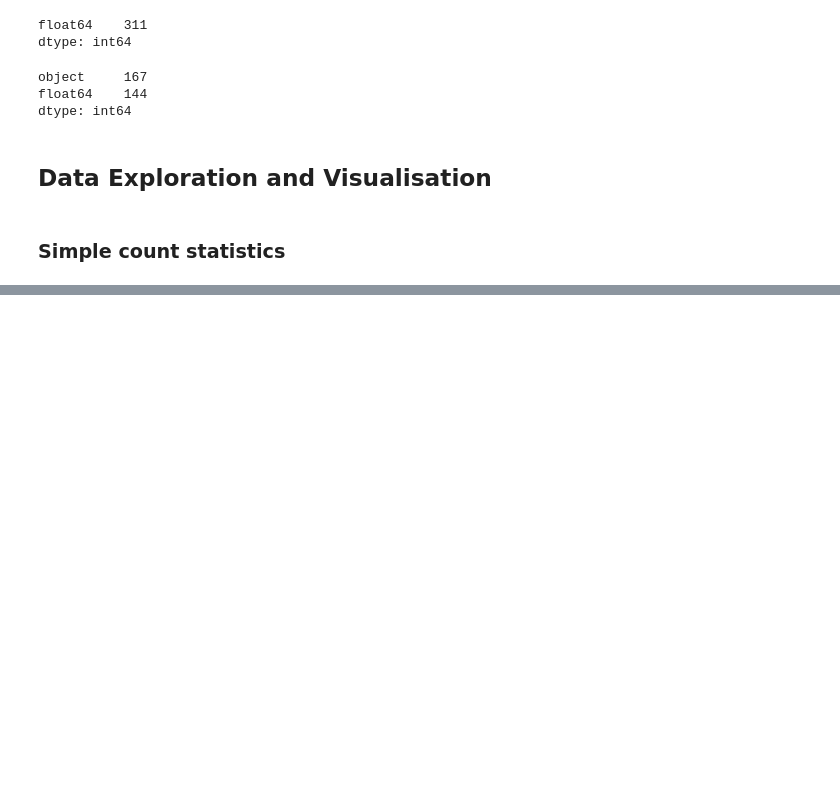
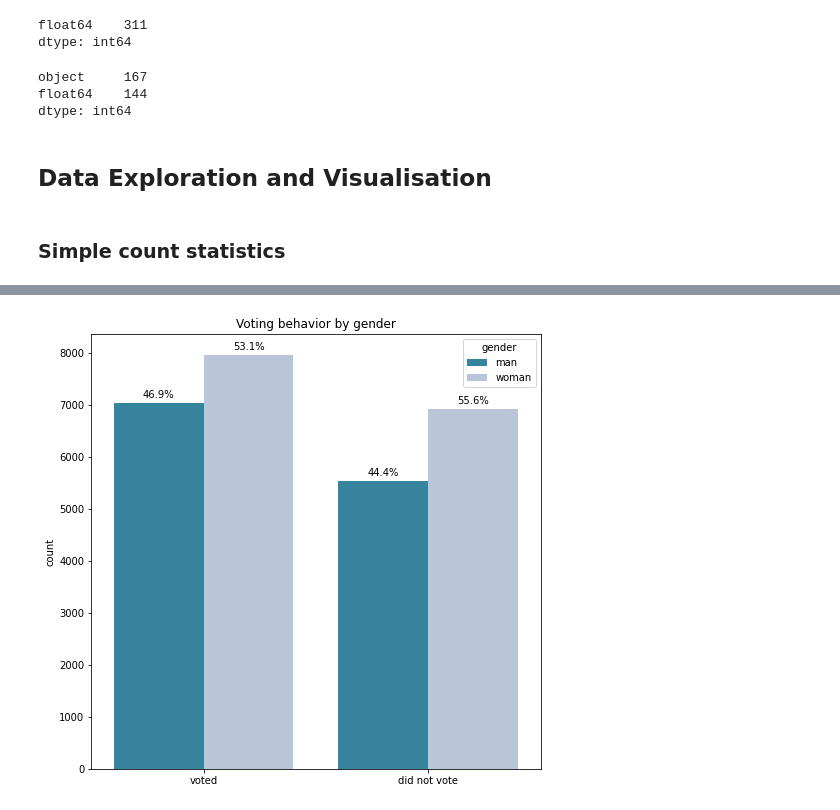
Before and after one commit to OskarKrafft/Machine-Learning-Project, a Jupyter notebook: 02_Data_Exploration_Visualisation.ipynb, the cells around one changed output, grey strips where cells are left out. Drawn from its saved outputs; the diff is of its cells as text; code cells hidden in the pictures; blank space fills up the shorter version.

```diff
--- a/02_Data_Exploration_Visualisation.ipynb
+++ b/02_Data_Exploration_Visualisation.ipynb
@@ -118,0 +191,21 @@ catplot.set(title='Voting behavior by age')
+# %%
+# voting behavior by gender
+
+rcParams['figure.figsize'] = 8.05,8
+
+countplot = sns.countplot(data = eppes_cleaned, x = "qg1", hue = "d10", order=eppes_cleaned["qg1"].value_counts(ascending=False).index, palette='PuBuGn_r')
+countplot.set(xlabel='', ylabel='count')
+countplot.set(xticklabels=["voted", "did not vote"])
+countplot.set(title='Voting behavior by gender')
+
+countplot.legend(title='gender', loc='upper right', labels=['man', 'woman'])
+
+percentage = [46.9, 44.4, 53.1, 55.6]
+
+patches = countplot.patches
+for i in range(len(patches)):
+   x = patches[i].get_x() + patches[i].get_width()/2
+   y = patches[i].get_height()+100
+   countplot.annotate('{:.1f}%'.format(percentage[i]), (x, y), ha='center')
+# %% [output]
+[figure, added]
```
Also changed, not shown: parts of 15 cells of this notebook.
